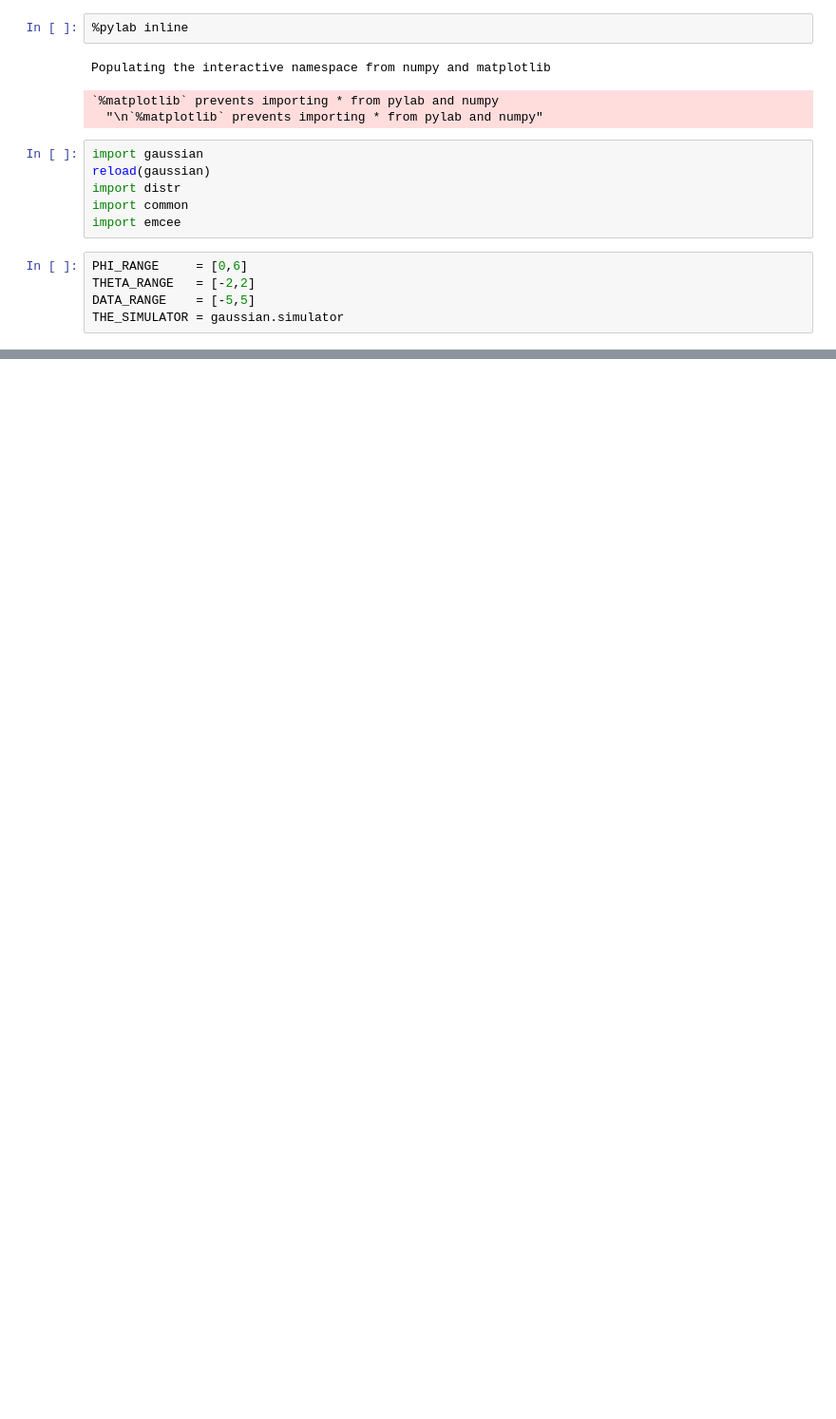
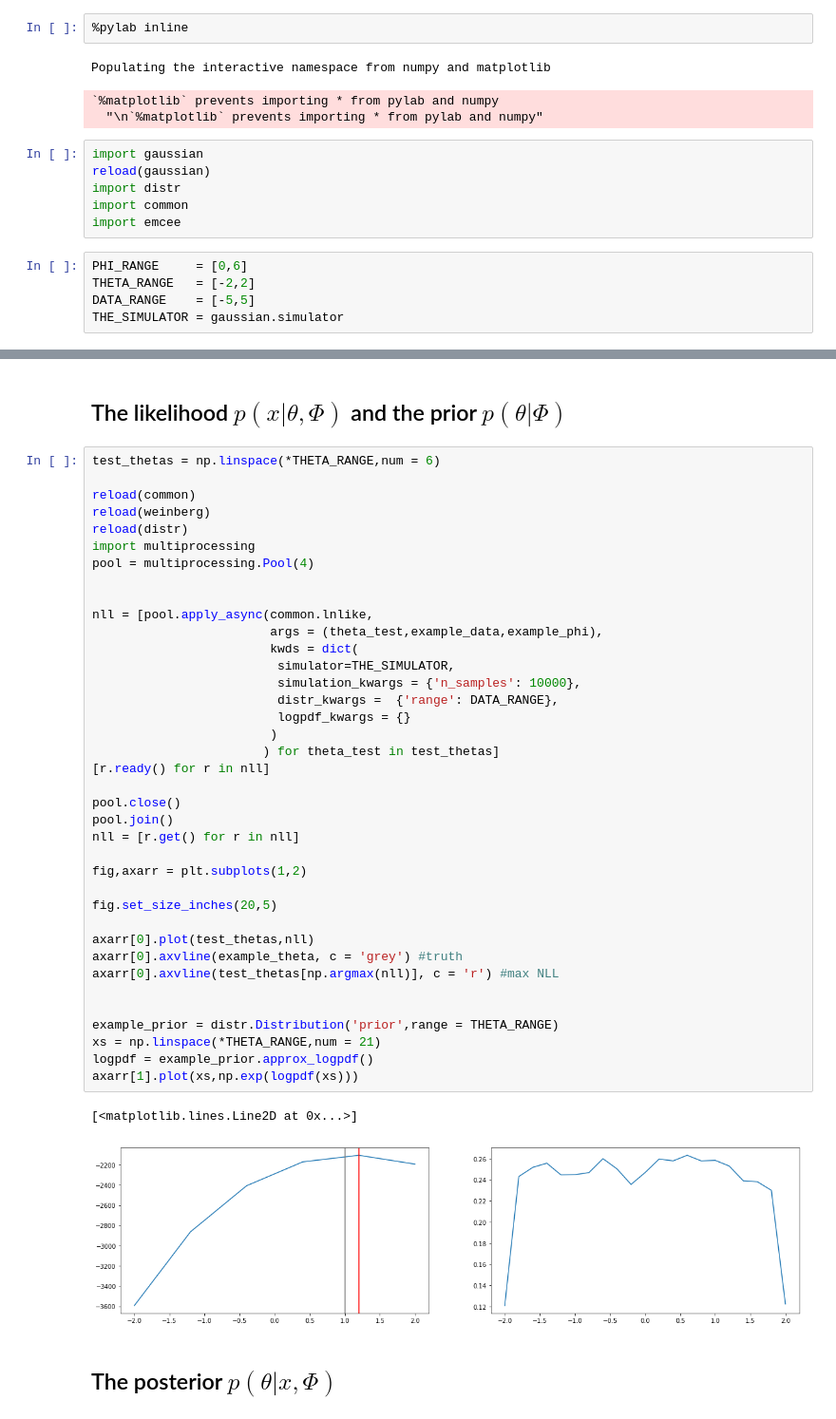
Before and after one commit to cranmer/active_sciencing, a Jupyter notebook: clean/active_gaussian.ipynb, the cells around one changed output, grey strips where cells are left out. Shown at 95% size. Drawn from its saved outputs; the diff is of its cells as text; blank space fills up the shorter version.

Commit message:
towards common APIs

```diff
--- a/clean/active_gaussian.ipynb
+++ b/clean/active_gaussian.ipynb
@@ -36,0 +75,45 @@ for i,theta in enumerate(np.linspace(*THETA_RANGE,num = nsteps_theta)):
+# %% [markdown]
+## The likelihood $p(x|\theta,\Phi)$ and the prior $p(\theta|\Phi)$
+# %%
+test_thetas = np.linspace(*THETA_RANGE,num = 6)
+
+reload(common)
+reload(weinberg)
+reload(distr)
+import multiprocessing
+pool = multiprocessing.Pool(4)
+
+
+nll = [pool.apply_async(common.lnlike,
+                        args = (theta_test,example_data,example_phi),
+                        kwds = dict(
+                         simulator=THE_SIMULATOR,
+                         simulation_kwargs = {'n_samples': 10000},
+                         distr_kwargs =  {'range': DATA_RANGE},
+                         logpdf_kwargs = {}
+                        )
+                       ) for theta_test in test_thetas]
+[r.ready() for r in nll]
+
+pool.close()
+pool.join()
+nll = [r.get() for r in nll]
+
+fig,axarr = plt.subplots(1,2)
+
+fig.set_size_inches(20,5)
+
+axarr[0].plot(test_thetas,nll)
+axarr[0].axvline(example_theta, c = 'grey') #truth
+axarr[0].axvline(test_thetas[np.argmax(nll)], c = 'r') #max NLL
+
+
+example_prior = distr.Distribution('prior',range = THETA_RANGE)
+xs = np.linspace(*THETA_RANGE,num = 21)
+logpdf = example_prior.approx_logpdf()
+axarr[1].plot(xs,np.exp(logpdf(xs)))
+# %% [output]
+[<matplotlib.lines.Line2D at 0x...>]
+[figure, added]
+# %% [markdown]
+## The posterior $p(\theta|x,\Phi)$
```
Also changed, not shown: parts of 6 cells of this notebook, 6 other files.
